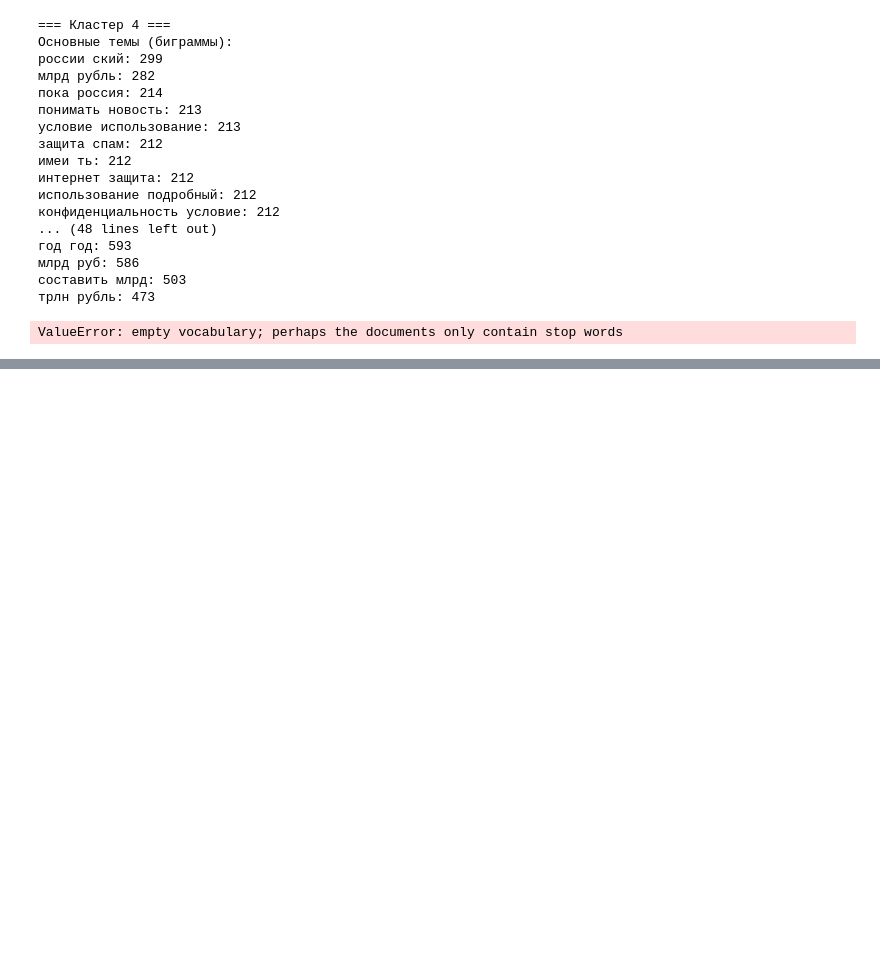
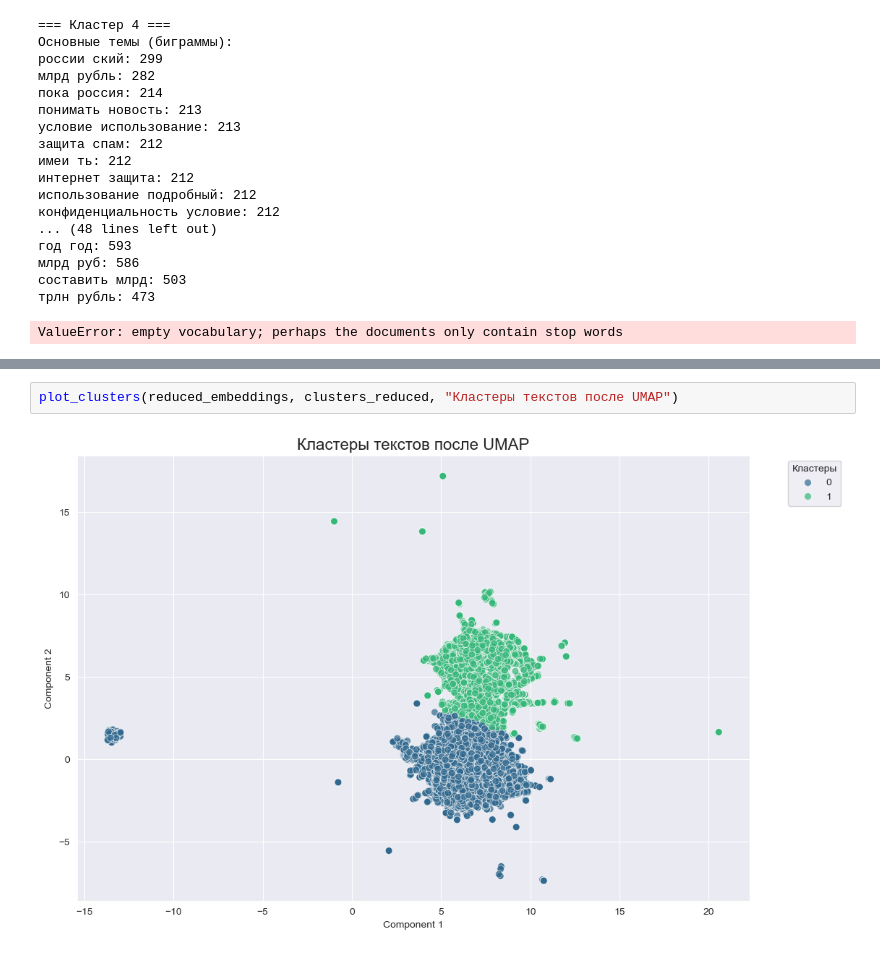
Before and after one commit to MOVS24-graph-team/knowledge-base, a Jupyter notebook: ML/1.ipynb, the cells around one changed output, grey strips where cells are left out. Saved outputs shown, nothing was run; the diff lists cells and outputs as text; blank space fills up the shorter version.

```diff
--- a/ML/1.ipynb
+++ b/ML/1.ipynb
@@ -753,0 +878,4 @@ ValueError: empty vocabulary; perhaps the documents only contain stop words
+# %%
+plot_clusters(reduced_embeddings, clusters_reduced, "Кластеры текстов после UMAP")
+# %% [output]
+[figure, added]
```
Also changed, not shown: parts of 13 cells of this notebook.
